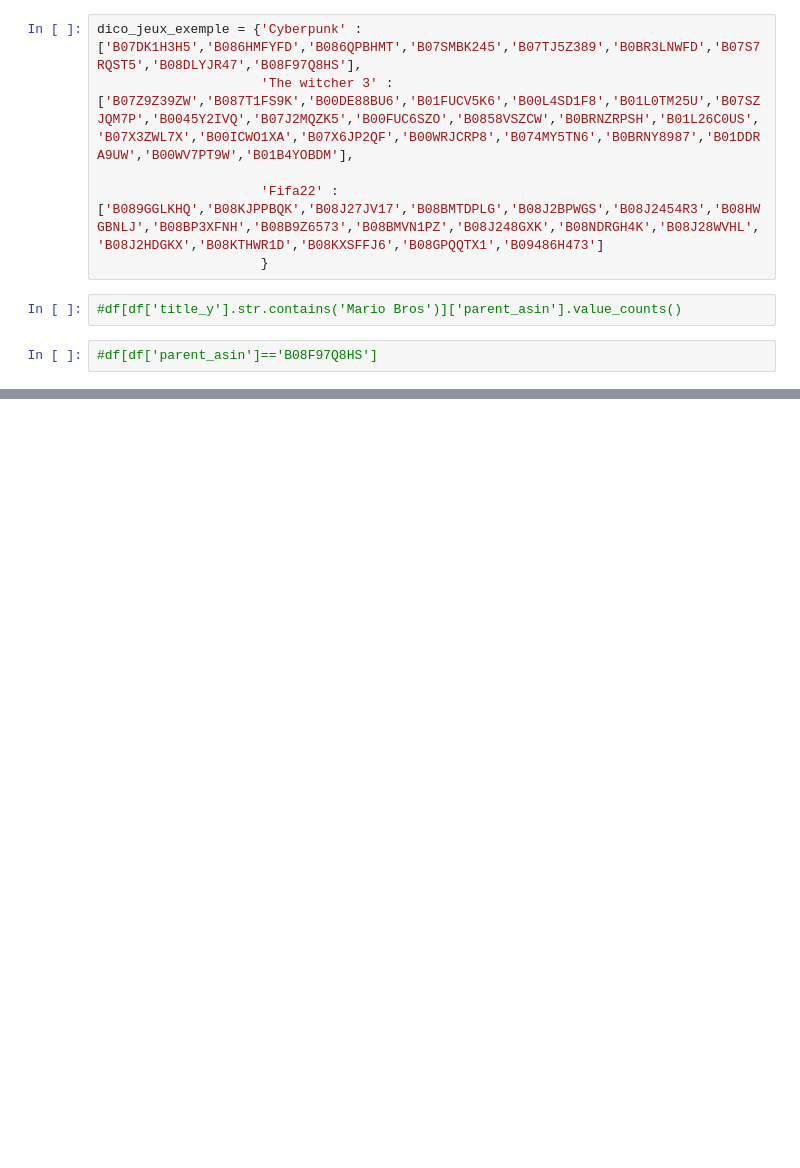
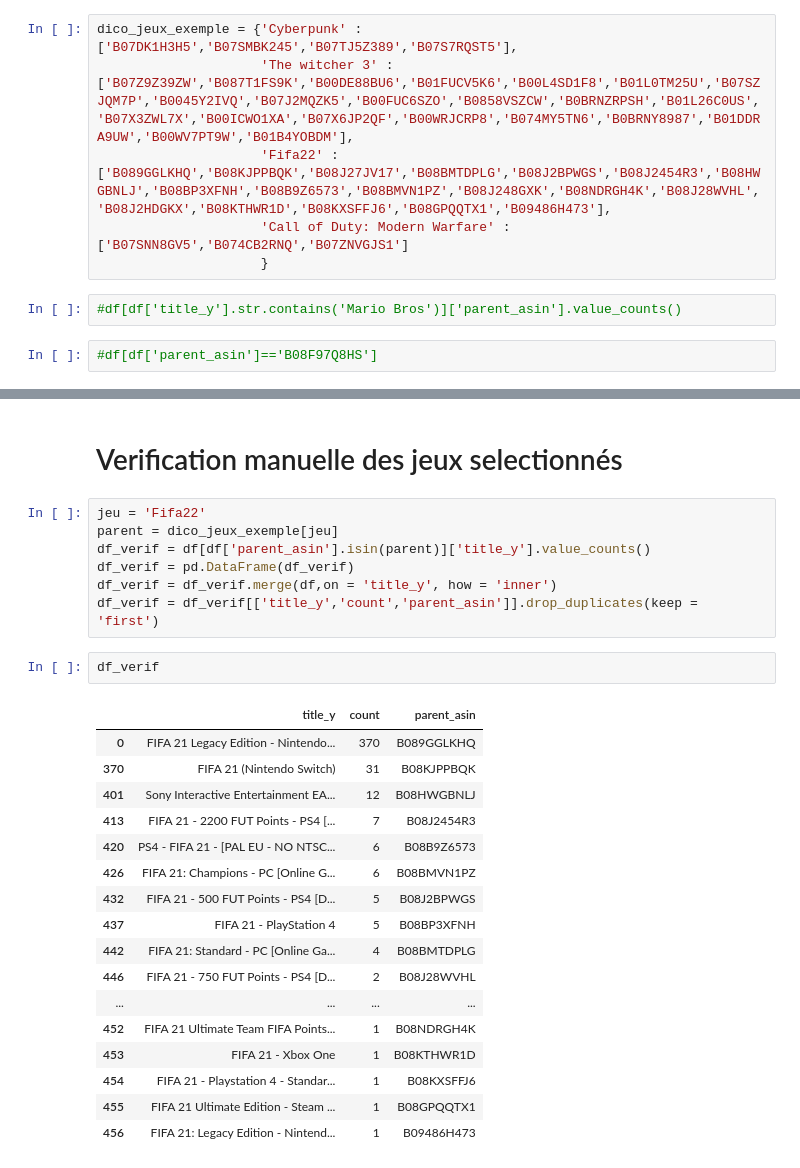
Before and after one commit to SamuelBaheux/Amazon-review-sentiment-analysis, a Jupyter notebook: projet-webscraping-partie-nlp.ipynb, the cells around one changed output, grey strips where cells are left out. Drawn from its saved outputs; the diff is of its cells as text; blank space fills up the shorter version.

```diff
--- a/projet-webscraping-partie-nlp.ipynb
+++ b/projet-webscraping-partie-nlp.ipynb
@@ -217,8 +253,8 @@ df[df['title_y'].str.contains('Mario Bros')]
 # %%
-dico_jeux_exemple = {'Cyberpunk' : ['B07DK1H3H5','B086HMFYFD','B086QPBHMT','B07SMBK245','B07TJ5Z389','B0BR3LNWFD','B07S7RQST5','B08DLYJR47','B08F97Q8HS'],
+dico_jeux_exemple = {'Cyberpunk' : ['B07DK1H3H5','B07SMBK245','B07TJ5Z389','B07S7RQST5'],
                      'The witcher 3' : ['B07Z9Z39ZW','B087T1FS9K','B00DE88BU6','B01FUCV5K6','B00L4SD1F8','B01L0TM25U','B07SZJQM7P','B0045Y2IVQ','B07J2MQZK5','B00FUC6SZO','B0858VSZCW','B0BRNZRPSH','B01L26C0US','B07X3ZWL7X','B00ICWO1XA','B07X6JP2QF','B00WRJCRP8','B074MY5TN6','B0BRNY8987','B01DDRA9UW','B00WV7PT9W','B01B4YOBDM'],
-
-                     'Fifa22' : ['B089GGLKHQ','B08KJPPBQK','B08J27JV17','B08BMTDPLG','B08J2BPWGS','B08J2454R3','B08HWGBNLJ','B08BP3XFNH','B08B9Z6573','B08BMVN1PZ','B08J248GXK','B08NDRGH4K','B08J28WVHL','B08J2HDGKX','B08KTHWR1D','B08KXSFFJ6','B08GPQQTX1','B09486H473']
+                     'Fifa22' : ['B089GGLKHQ','B08KJPPBQK','B08J27JV17','B08BMTDPLG','B08J2BPWGS','B08J2454R3','B08HWGBNLJ','B08BP3XFNH','B08B9Z6573','B08BMVN1PZ','B08J248GXK','B08NDRGH4K','B08J28WVHL','B08J2HDGKX','B08KTHWR1D','B08KXSFFJ6','B08GPQQTX1','B09486H473'],
+                     'Call of Duty: Modern Warfare' : ['B07SNN8GV5','B074CB2RNQ','B07ZNVGJS1']
                      }
 # %%
 #df[df['title_y'].str.contains('Mario Bros')]['parent_asin'].value_counts()
@@ -261,0 +290,29 @@ jeu_dur: 11.95
+# %% [markdown]
+# Verification manuelle des jeux selectionnés
+# %%
+jeu = 'Fifa22'
+parent = dico_jeux_exemple[jeu]
+df_verif = df[df['parent_asin'].isin(parent)]['title_y'].value_counts()
+df_verif = pd.DataFrame(df_verif)
+df_verif = df_verif.merge(df,on = 'title_y', how = 'inner')
+df_verif = df_verif[['title_y','count','parent_asin']].drop_duplicates(keep = 'first')
+# %%
+df_verif
+# %% [output]
+|  | title_y | count | parent_asin |
+| 0 | FIFA 21 Legacy Edition - Nintendo... | 370 | B089GGLKHQ |
+| 370 | FIFA 21 (Nintendo Switch) | 31 | B08KJPPBQK |
+| 401 | Sony Interactive Entertainment EA... | 12 | B08HWGBNLJ |
+| 413 | FIFA 21 - 2200 FUT Points - PS4 [... | 7 | B08J2454R3 |
+| 420 | PS4 - FIFA 21 - [PAL EU - NO NTSC... | 6 | B08B9Z6573 |
+| 426 | FIFA 21: Champions - PC [Online G... | 6 | B08BMVN1PZ |
+| 432 | FIFA 21 - 500 FUT Points - PS4 [D... | 5 | B08J2BPWGS |
+| 437 | FIFA 21 - PlayStation 4 | 5 | B08BP3XFNH |
+| 442 | FIFA 21: Standard - PC [Online Ga... | 4 | B08BMTDPLG |
+| 446 | FIFA 21 - 750 FUT Points - PS4 [D... | 2 | B08J28WVHL |
+| ... | ... | ... | ... |
+| 452 | FIFA 21 Ultimate Team FIFA Points... | 1 | B08NDRGH4K |
+| 453 | FIFA 21 - Xbox One | 1 | B08KTHWR1D |
+| 454 | FIFA 21 - Playstation 4 - Standar... | 1 | B08KXSFFJ6 |
+| 455 | FIFA 21 Ultimate Edition - Steam ... | 1 | B08GPQQTX1 |
+| 456 | FIFA 21: Legacy Edition - Nintend... | 1 | B09486H473 |
```
Also changed, not shown: parts of 8 cells of this notebook, 2 other files.
